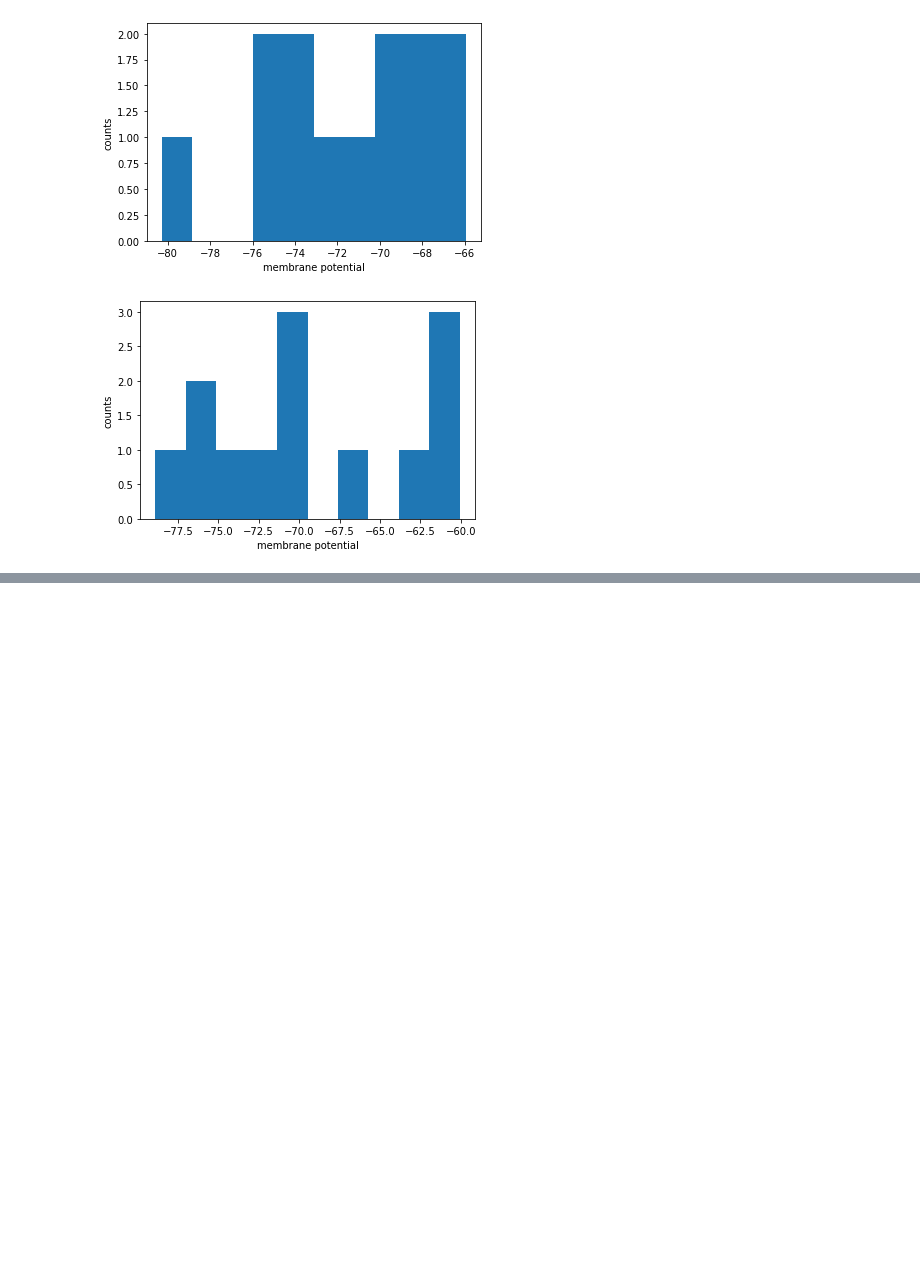
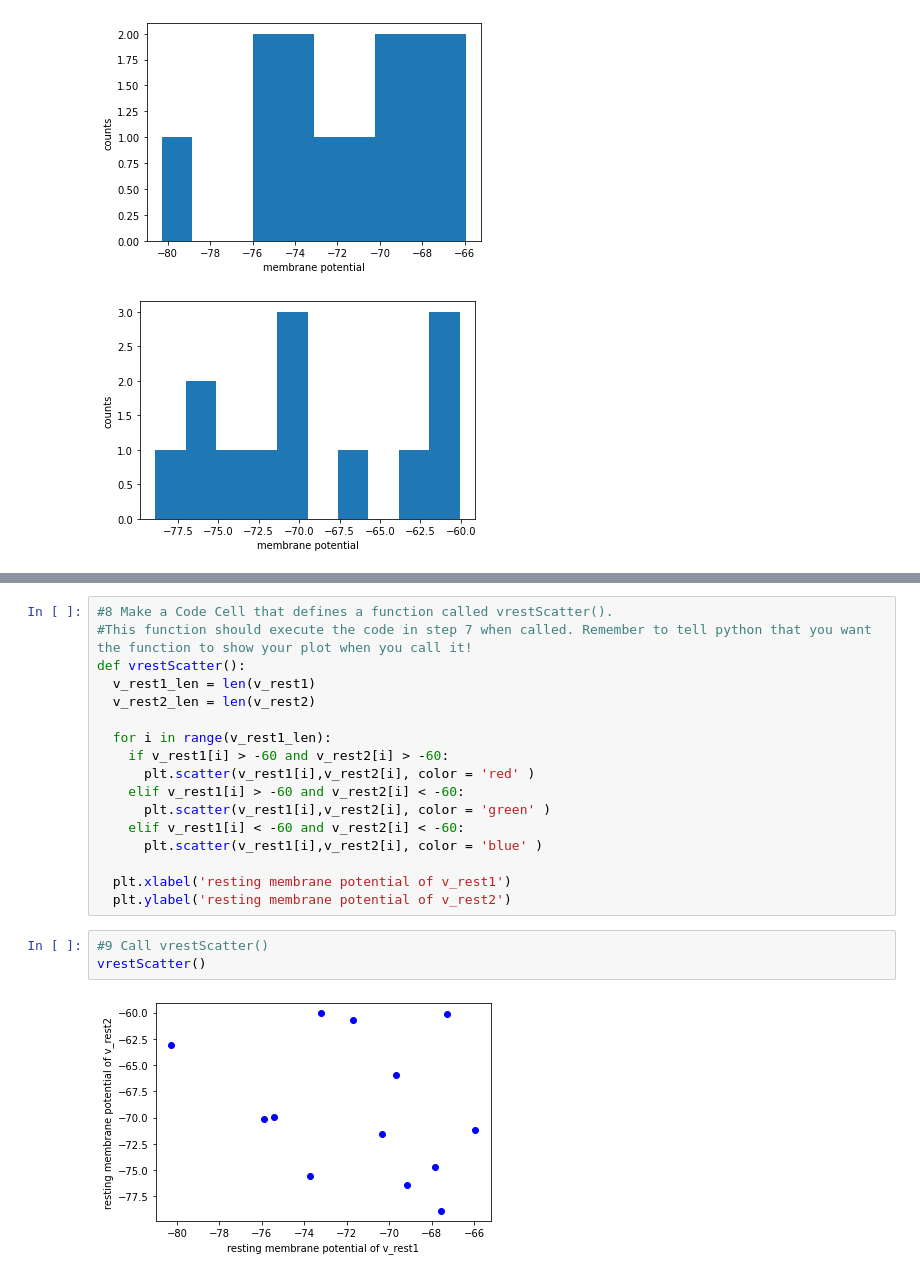
Before and after one commit to caseymacelhiney/neuro265, a Jupyter notebook: coding_homework_3.ipynb, the cells around one changed output, grey strips where cells are left out. Saved outputs shown, nothing was run; the diff lists cells and outputs as text; blank space fills up the shorter version.

```diff
--- a/coding_homework_3.ipynb
+++ b/coding_homework_3.ipynb
@@ -109,0 +137,22 @@ for i in values:
+# %%
+#8 Make a Code Cell that defines a function called vrestScatter().
+#This function should execute the code in step 7 when called. Remember to tell python that you want the function to show your plot when you call it!
+def vrestScatter():
+  v_rest1_len = len(v_rest1)
+  v_rest2_len = len(v_rest2)
+
+  for i in range(v_rest1_len):
+    if v_rest1[i] > -60 and v_rest2[i] > -60:
+      plt.scatter(v_rest1[i],v_rest2[i], color = 'red' )
+    elif v_rest1[i] > -60 and v_rest2[i] < -60:
+      plt.scatter(v_rest1[i],v_rest2[i], color = 'green' )
+    elif v_rest1[i] < -60 and v_rest2[i] < -60:
+      plt.scatter(v_rest1[i],v_rest2[i], color = 'blue' )
+
+  plt.xlabel('resting membrane potential of v_rest1')
+  plt.ylabel('resting membrane potential of v_rest2')
+# %%
+#9 Call vrestScatter()
+vrestScatter()
+# %% [output]
+[figure, added]
```
Also changed, not shown: parts of 3 cells of this notebook.
